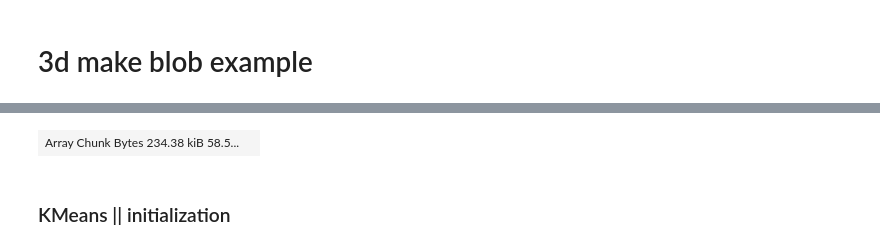
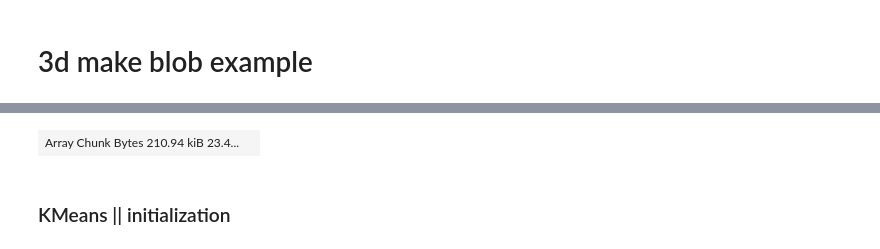
Before and after one commit to ElHuaco/Distributed-k-means, a Jupyter notebook: src/Main.ipynb, the cells around one changed output, grey strips where cells are left out. Cells and saved outputs as stored; diff of their text form; code cells hidden in the pictures.

```diff
--- a/src/Main.ipynb
+++ b/src/Main.ipynb
@@ -523,9 +470,12 @@ Worker: tcp://172.22.0.7:36483
 # %%
-data_3d, labels_3d = dask_ml.datasets.make_blobs(10000, n_features=3 ,centers=5, chunks=8)
-data_3d = data_3d.rechunk(get_chunks(data_3d))
+n_workers=len(client.scheduler_info()['workers'])
+N=9000
+n_feat=3
+chunks_per_worker=1
+data_3d, labels_3d = dask_ml.datasets.make_blobs(N,n_features=n_feat ,centers=5, chunks=(int(N/n_workers/chunks_per_worker),n_feat))
 data_3d.persist()
 # %% [output]
-| Array Chunk Bytes 234.38 kiB 58.5... |  |
+| Array Chunk Bytes 210.94 kiB 23.4... |  |
 # %% [markdown]
 ### KMeans ||   initialization
 # %%
```
Also changed, not shown: parts of 5 cells of this notebook.
